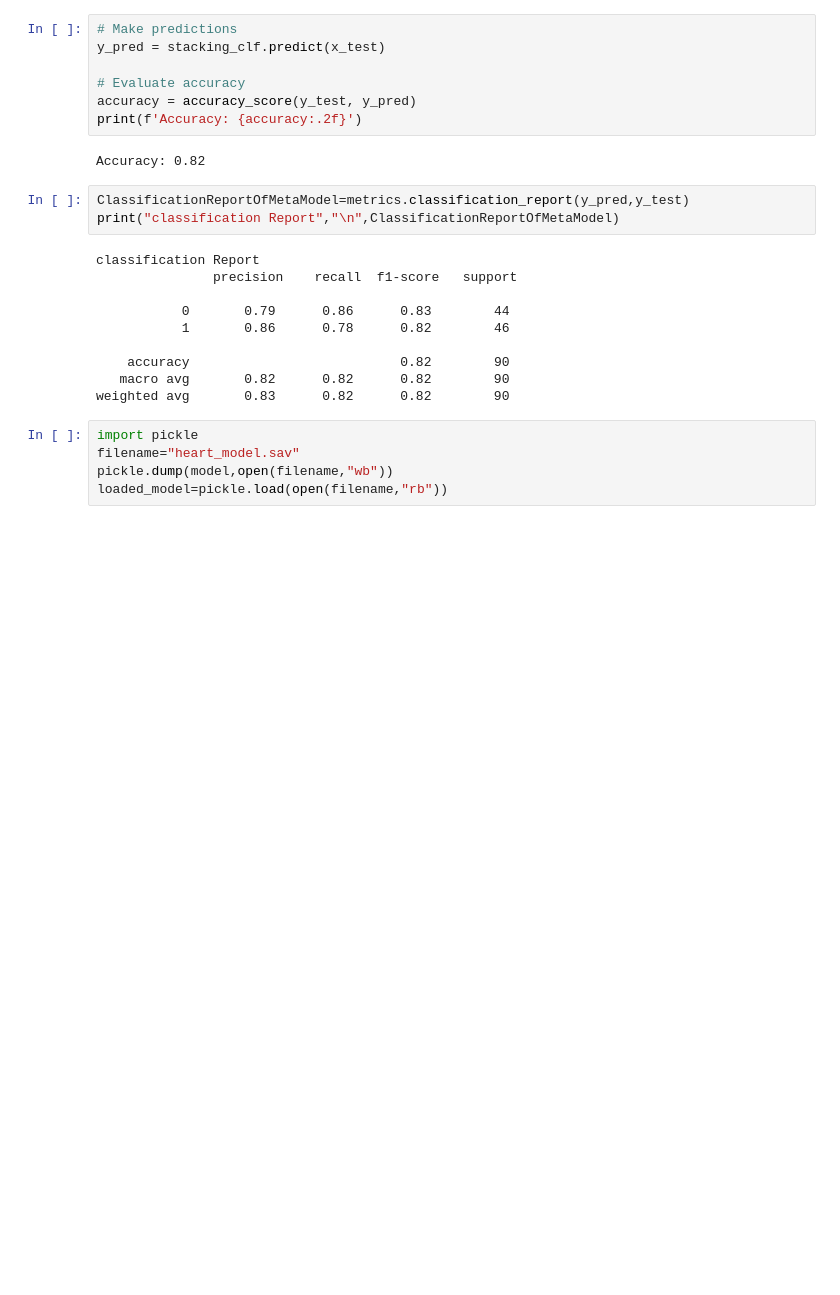
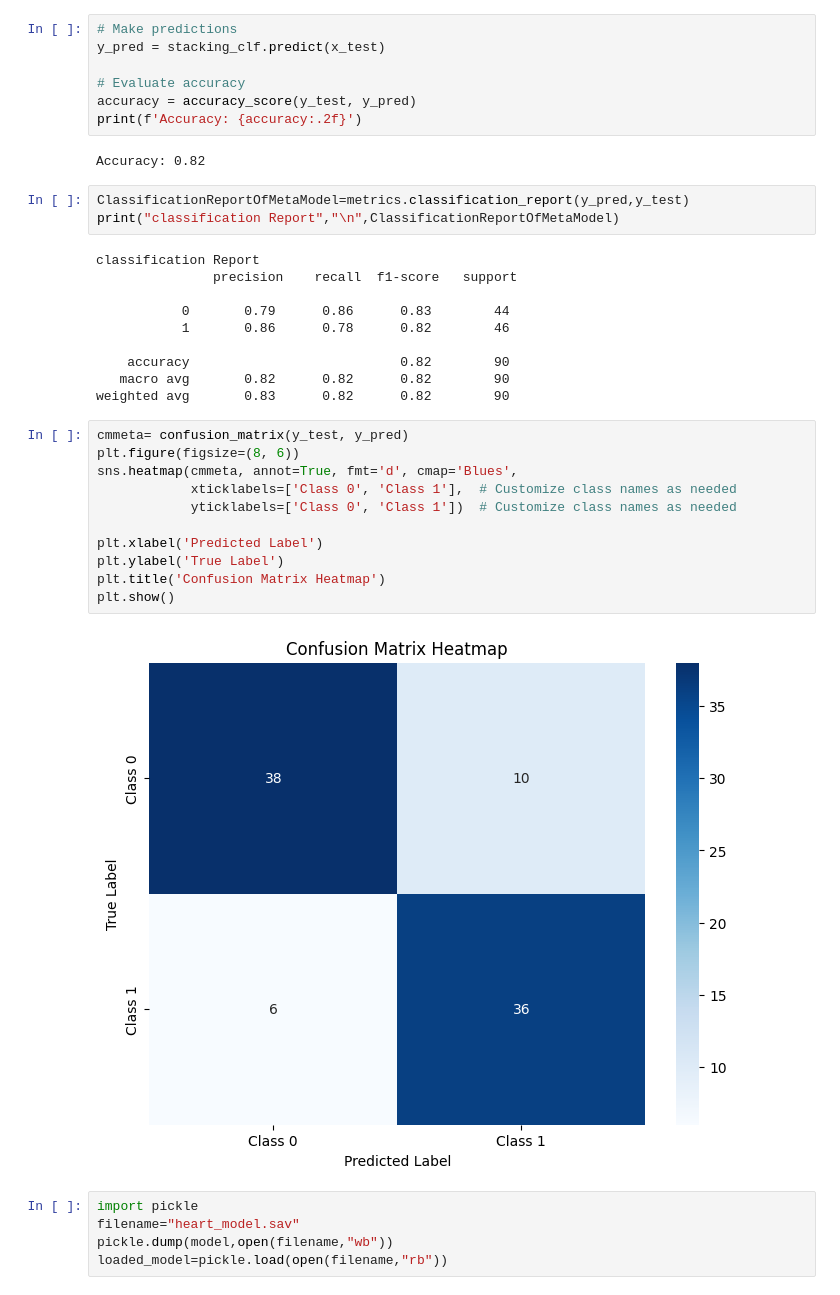
Before and after one commit to shubh637/Heart_Disease_Prediction_using_ML, a Jupyter notebook: data and predictions/HeartDiseasePrediction.ipynb, the cells around one changed output. Drawn from its saved outputs; the diff is of its cells as text; blank space fills up the shorter version.

```diff
--- a/data and predictions/HeartDiseasePrediction.ipynb
+++ b/data and predictions/HeartDiseasePrediction.ipynb
@@ -368,6 +373,19 @@ classification Report
     accuracy                           0.82        90
    macro avg       0.82      0.82      0.82        90
 weighted avg       0.83      0.82      0.82        90
+# %%
+cmmeta= confusion_matrix(y_test, y_pred)
+plt.figure(figsize=(8, 6))
+sns.heatmap(cmmeta, annot=True, fmt='d', cmap='Blues',
+            xticklabels=['Class 0', 'Class 1'],  # Customize class names as needed
+            yticklabels=['Class 0', 'Class 1'])  # Customize class names as needed
+
+plt.xlabel('Predicted Label')
+plt.ylabel('True Label')
+plt.title('Confusion Matrix Heatmap')
+plt.show()
+# %% [output]
+[figure, added]
 # %%
 import pickle
 filename="heart_model.sav"
```
Also changed, not shown: parts of 5 cells of this notebook.
